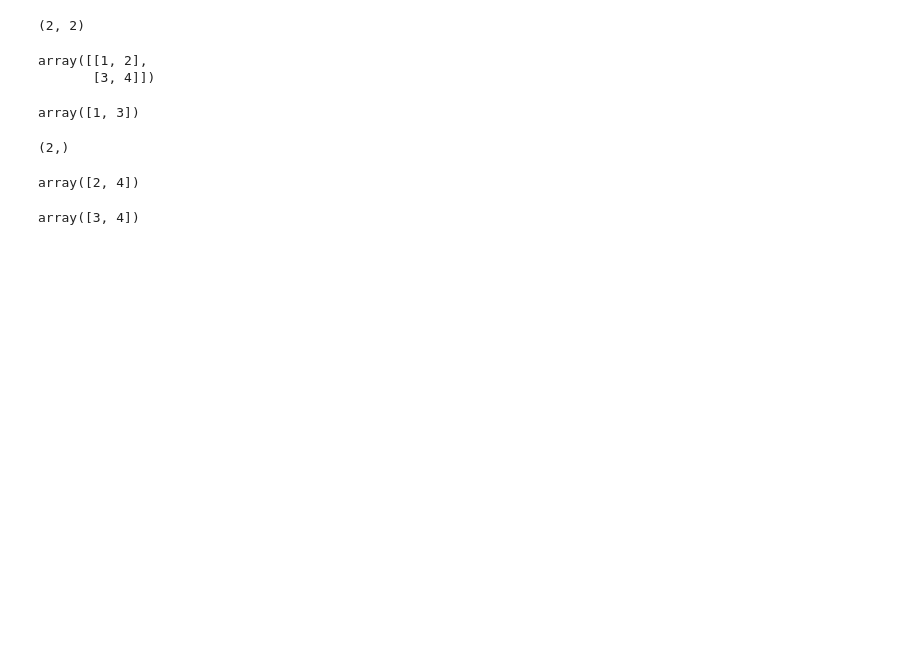
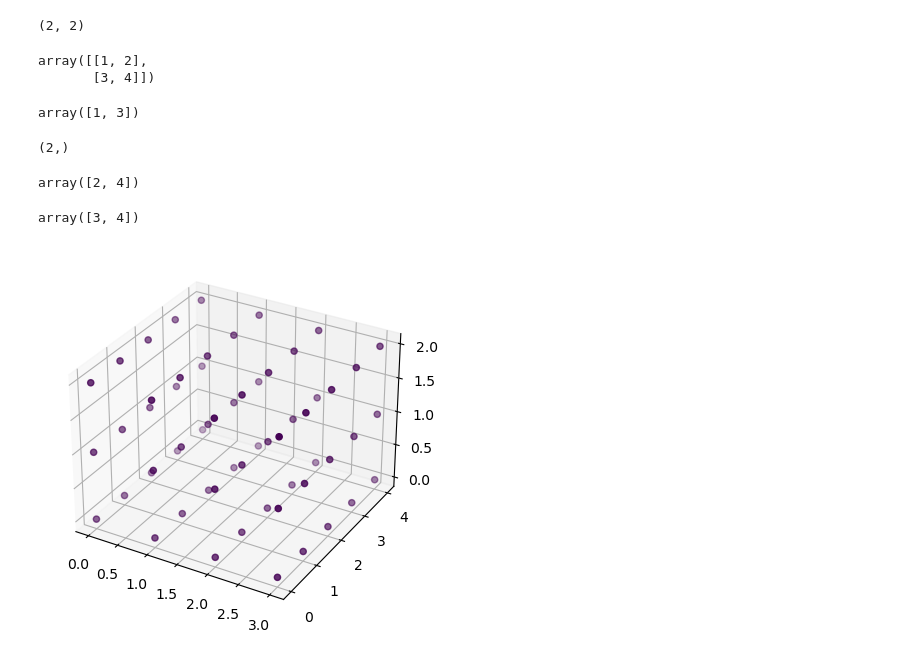
Before and after one commit to MNGARCIA085/Deep-Learning-Specialization, a Jupyter notebook: CURSO 1/Mis pruebas.ipynb, the cells around one changed output. Saved outputs shown, nothing was run; the diff lists cells and outputs as text; code cells hidden in the pictures; blank space fills up the shorter version.

```diff
--- a/CURSO 1/Mis pruebas.ipynb
+++ b/CURSO 1/Mis pruebas.ipynb
@@ -238,3 +238,27 @@ array([2, 4])
 d[1,:] # segunda fila
 # %% [output]
 array([3, 4])
+# %%
+
+
+
+# subplot 3D de arreglo de 4 dimensiones
+
+import numpy as np
+import matplotlib.pyplot as plt
+from mpl_toolkits.mplot3d import Axes3D
+
+arr = np.random.rand(2, 3, 4, 5) # Arreglo de 4 dimensiones con números aleatorios
+
+
+arr = np.ones((2,3,4,5))
+
+fig = plt.figure()
+ax = fig.add_subplot(111, projection='3d')
+
+x, y, z = np.indices((4, 5, 3))
+c = arr[0, :, :, :].ravel()
+ax.scatter(x.ravel(), y.ravel(), z.ravel(), c=c)
+plt.show()
+# %% [output]
+[figure, added]
```
Also changed, not shown: 22 other files.
